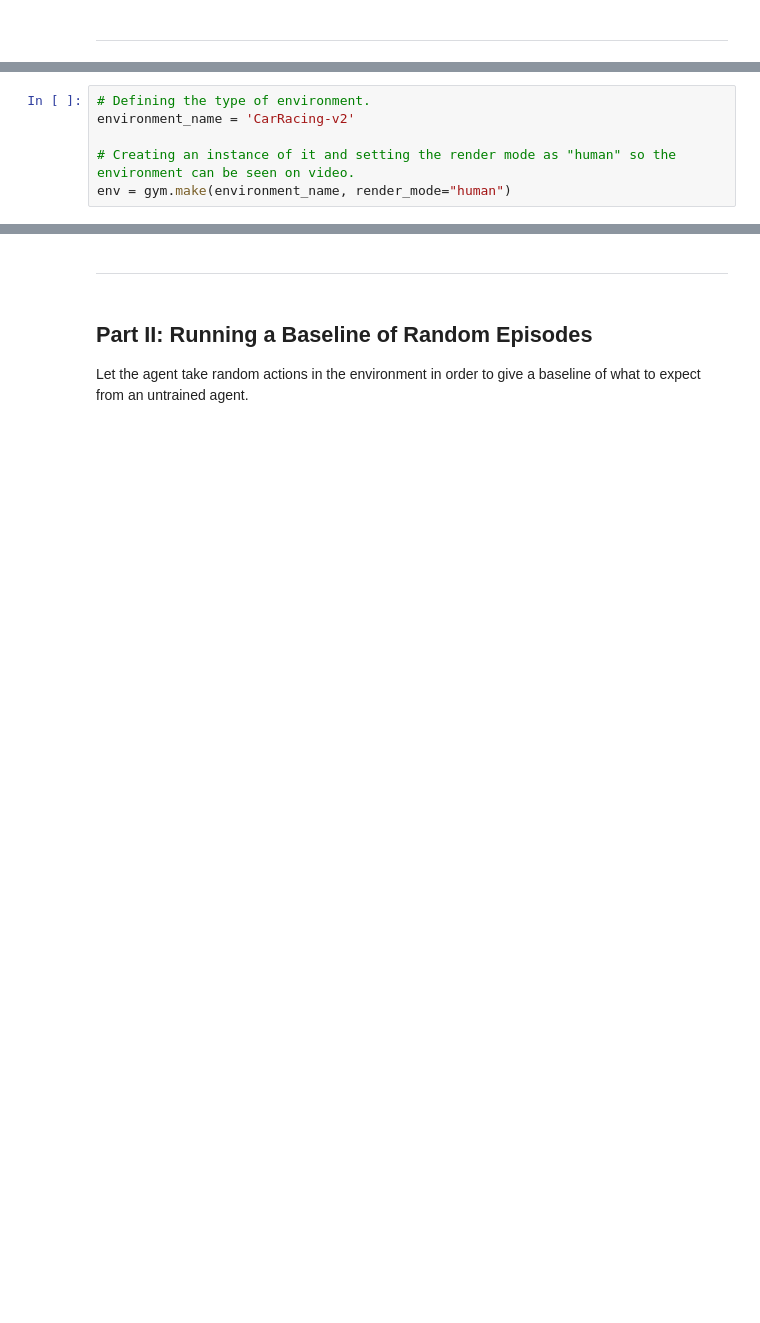
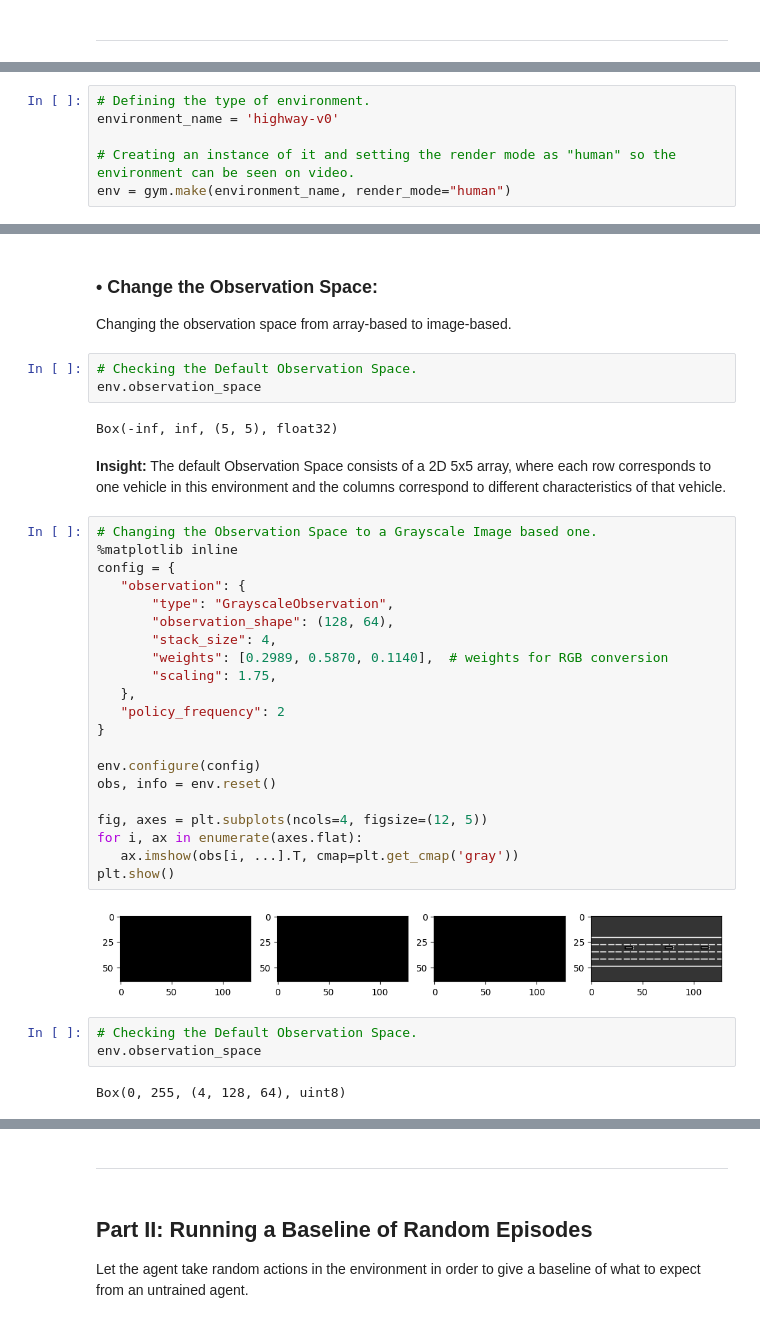
Before and after one commit to joaoaapinho/Highway-Reinforcement-Learning-Simulator, a Jupyter notebook: emergency_response_driving_challenge_notebook_v0.ipynb, the cells around one changed output, grey strips where cells are left out. Cells and saved outputs as stored; diff of their text form; blank space fills up the shorter version.

Commit message:
action and observation space changes 🚑

```diff
--- a/emergency_response_driving_challenge_notebook_v0.ipynb
+++ b/emergency_response_driving_challenge_notebook_v0.ipynb
@@ -43,6 +61,6 @@ Define the environment that will be used - "CarRaving-v2" and create an instance
 # %%
 # Defining the type of environment.
-environment_name = 'CarRacing-v2'
+environment_name = 'highway-v0'
 
 # Creating an instance of it and setting the render mode as "human" so the environment can be seen on video.
 env = gym.make(environment_name, render_mode="human")
@@ -64,0 +141,39 @@ Box(0, 255, (96, 96, 3), uint8)
+# %% [markdown]
+### **• Change the Observation Space:**
+
+Changing the observation space from array-based to image-based.
+# %%
+# Checking the Default Observation Space.
+env.observation_space
+# %% [output]
+Box(-inf, inf, (5, 5), float32)
+# %% [markdown]
+**Insight:** The default Observation Space consists of a 2D 5x5 array, where each row corresponds to one vehicle in this environment and the columns correspond to different characteristics of that vehicle.
+# %%
+# Changing the Observation Space to a Grayscale Image based one.
+%matplotlib inline
+config = {
+   "observation": {
+       "type": "GrayscaleObservation",
+       "observation_shape": (128, 64),
+       "stack_size": 4,
+       "weights": [0.2989, 0.5870, 0.1140],  # weights for RGB conversion
+       "scaling": 1.75,
+   },
+   "policy_frequency": 2
+}
+
+env.configure(config)
+obs, info = env.reset()
+
+fig, axes = plt.subplots(ncols=4, figsize=(12, 5))
+for i, ax in enumerate(axes.flat):
+   ax.imshow(obs[i, ...].T, cmap=plt.get_cmap('gray'))
+plt.show()
+# %% [output]
+[figure, added]
+# %%
+# Checking the Default Observation Space.
+env.observation_space
+# %% [output]
+Box(0, 255, (4, 128, 64), uint8)
```
Also changed, not shown: parts of 21 cells of this notebook, 2 other files.
